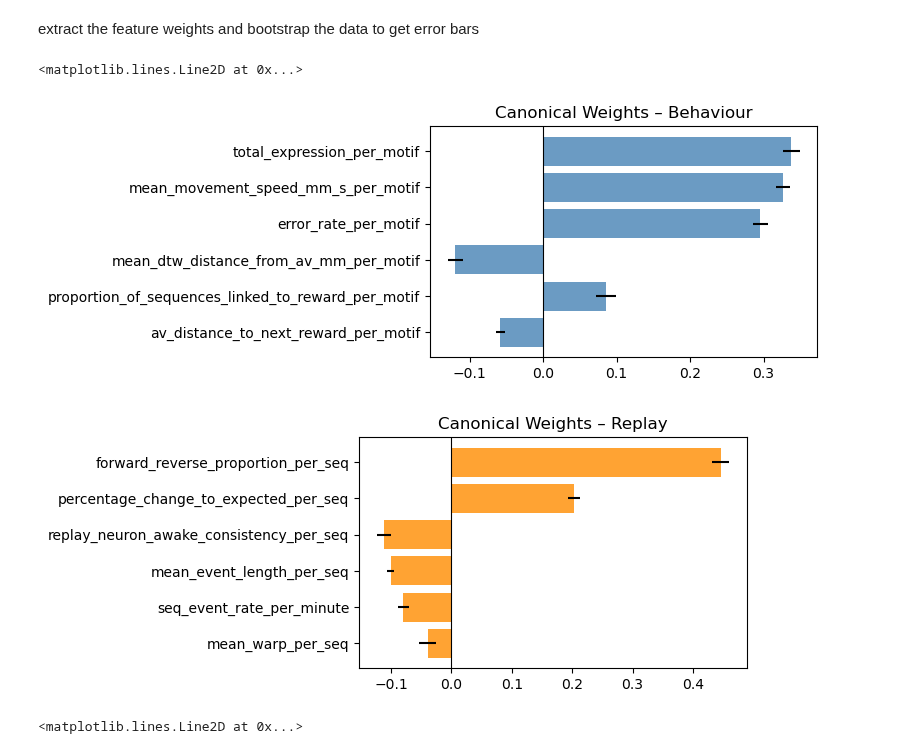
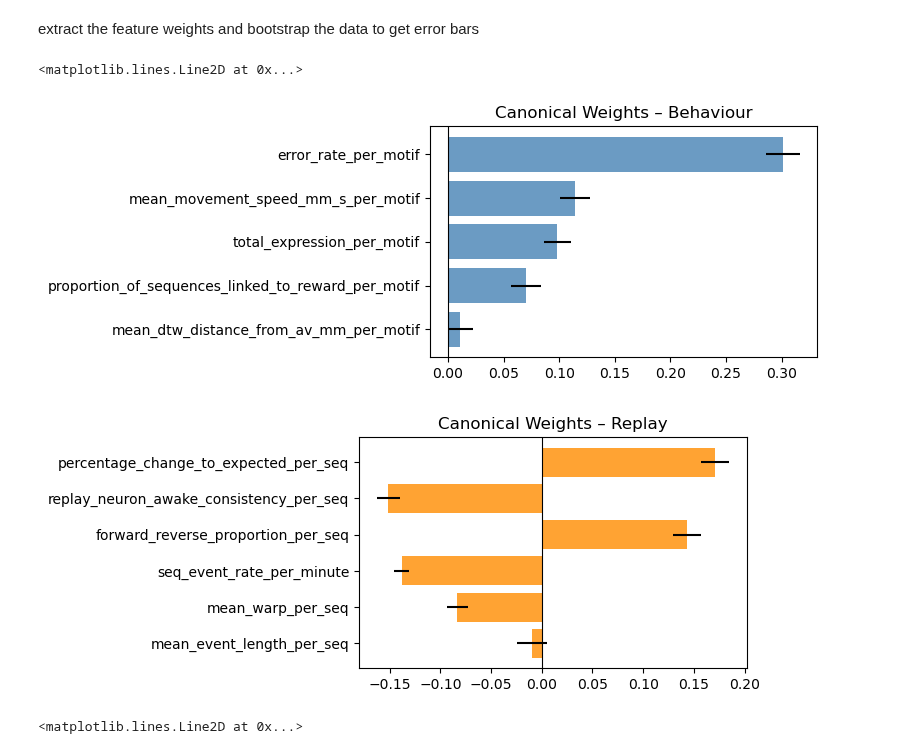
Before and after one commit to EmmettJT/sequences_analyse_PPSeq, a Jupyter notebook: revision_analysis/prioritisation_analysis/behaviour_sleep_link/3_bts_CCA.ipynb, the cells around one changed output. Saved outputs shown, nothing was run; the diff lists cells and outputs as text; code cells hidden in the pictures.

```diff
--- a/revision_analysis/prioritisation_analysis/behaviour_sleep_link/3_bts_CCA.ipynb
+++ b/revision_analysis/prioritisation_analysis/behaviour_sleep_link/3_bts_CCA.ipynb
@@ -242,7 +183,7 @@ behav_df[replay_df.seq_event_rate_per_minute > 1]
 # prepare dataframes
 deal with nans, drops columns, standardise etc.
 # %%
-predictor_matrix = behav_df.drop(columns = ['mouse_id','sequence_motif','mouse','mean_h_distance_from_av_mm_per_motif'])
+predictor_matrix = behav_df.drop(columns = ['mouse_id','sequence_motif','mouse','mean_h_distance_from_av_mm_per_motif','av_distance_to_next_reward_per_motif'])
 
 outcome_matrix = replay_df.drop(columns = ['animal_id','seq_id'])
 
@@ -324,7 +265,7 @@ make cannonical correlation plots for chosen components
 # %%
 ################# RUN CCA Analysis #################
 # CCA
-n_components= 3
+n_components= 5
 cca = CCA(n_components)
 X_c, Y_c = cca.fit_transform(X_scaled, Y_scaled)
 # Plot canonical variates
@@ -366,6 +409,8 @@ for i in range(n_components):
 # %% [markdown]
 extract the feature weights and bootstrap the data to get error bars
 # %%
+component = 1
+
 # --- Step 1: Standardize ---
 X = predictor_matrix
 Y = outcome_matrix
@@ -375,8 +420,8 @@ cca = CCA(n_components=n_components)
 X_c, Y_c = cca.fit_transform(X_scaled, Y_scaled)
 
 
-x_weights = cca.x_weights_[:, 0]
-y_weights = cca.y_weights_[:, 0]
+x_weights = cca.x_weights_[:, component]
+y_weights = cca.y_weights_[:, component]
 
 # --- Step 3: Bootstrap ---
 n_boots = 1000
@@ -389,43 +434,43 @@ for i in range(n_boots):
     Y_boot = Y_scaled[idx]
 
     cca.fit(X_boot, Y_boot)
-    x_weights_all[i] = cca.x_weights_[:, 0]
-    y_weights_all[i] = cca.y_weights_[:, 0]
+    x_weights_all[i] = cca.x_weights_[:, component]
+    y_weights_all[i] = cca.y_weights_[:, component]
 
 # --- Step 4: Compute confidence intervals ---
 x_mean = x_weights_all.mean(axis=0)
 y_mean = y_weights_all.mean(axis=0)
 
 x_err = scipy.stats.sem(x_weights_all, axis=0)
 y_err = scipy.stats.sem(y_weights_all, axis=0)
 
 # Sort by absolute weight magnitude
 sorted_idx_x = np.argsort(np.abs(x_mean))
 sorted_idx_y = np.argsort(np.abs(y_mean))
 
 # Behaviour
 beh_names = np.array(X.columns)[sorted_idx_x]
 beh_vals = x_mean[sorted_idx_x]
 
 # Replay
 rep_names = np.array(Y.columns)[sorted_idx_y]
 rep_vals = y_mean[sorted_idx_y]
 
 # Plot
 fig, axes = plt.subplots(1, 1, figsize=(5, 3))
 
 axes.barh(beh_names, beh_vals, xerr= x_err, color='steelblue', alpha=0.8)
 axes.set_title('Canonical Weights – Behaviour')
 axes.axvline(0, color='black', linewidth=0.8)
 
 fig, axes = plt.subplots(1, 1, figsize=(5, 3))
 axes.barh(rep_names, rep_vals, xerr=y_err, color='darkorange', alpha=0.8)
 axes.set_title('Canonical Weights – Replay')
 axes.axvline(0, color='black', linewidth=0.8)
 # %% [output]
 <matplotlib.lines.Line2D at 0x...>
-[figure, old version]
+[figure, new version]
-[figure, old version]
+[figure, new version]
 # %%
 # --- Step 1: Standardize ---
 X_scaled = StandardScaler().fit_transform(X)
```
Also changed, not shown: parts of 12 cells of this notebook, 4 other files.
